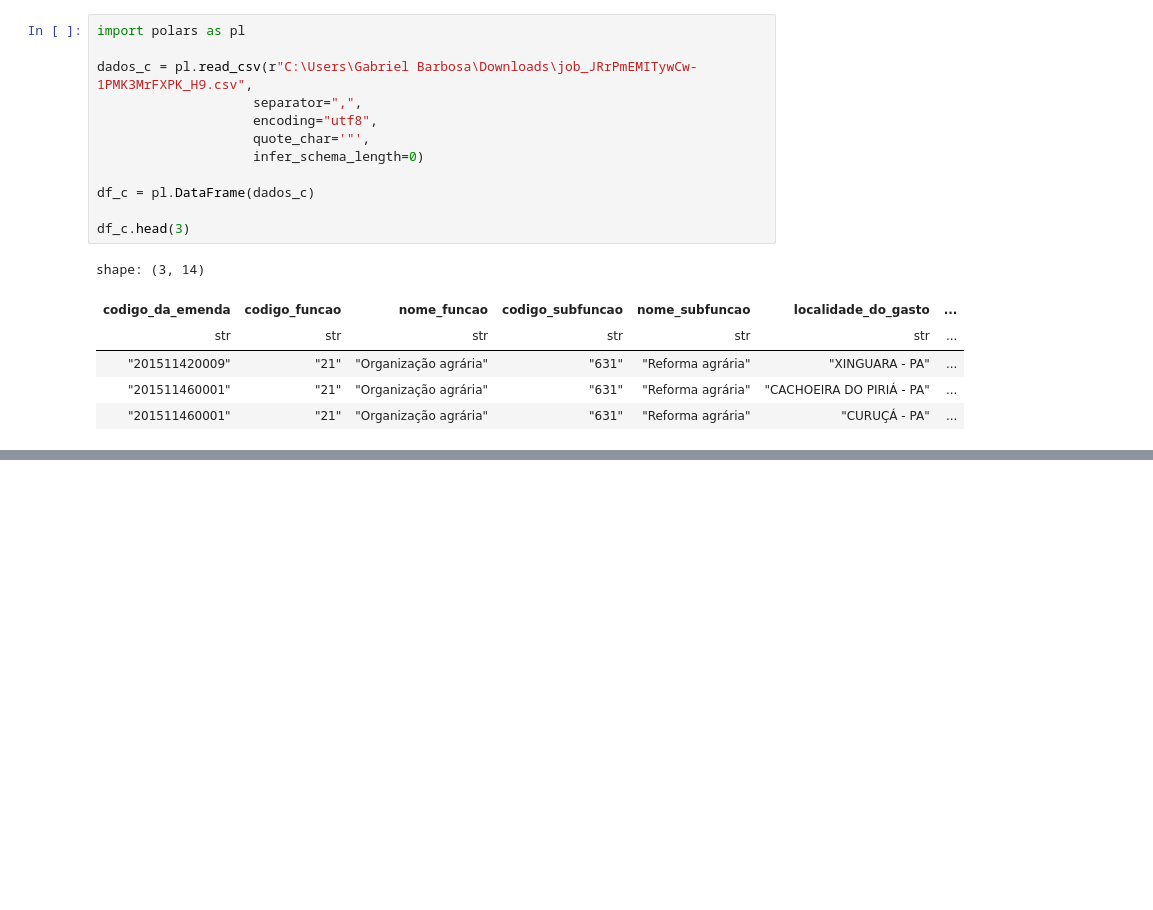
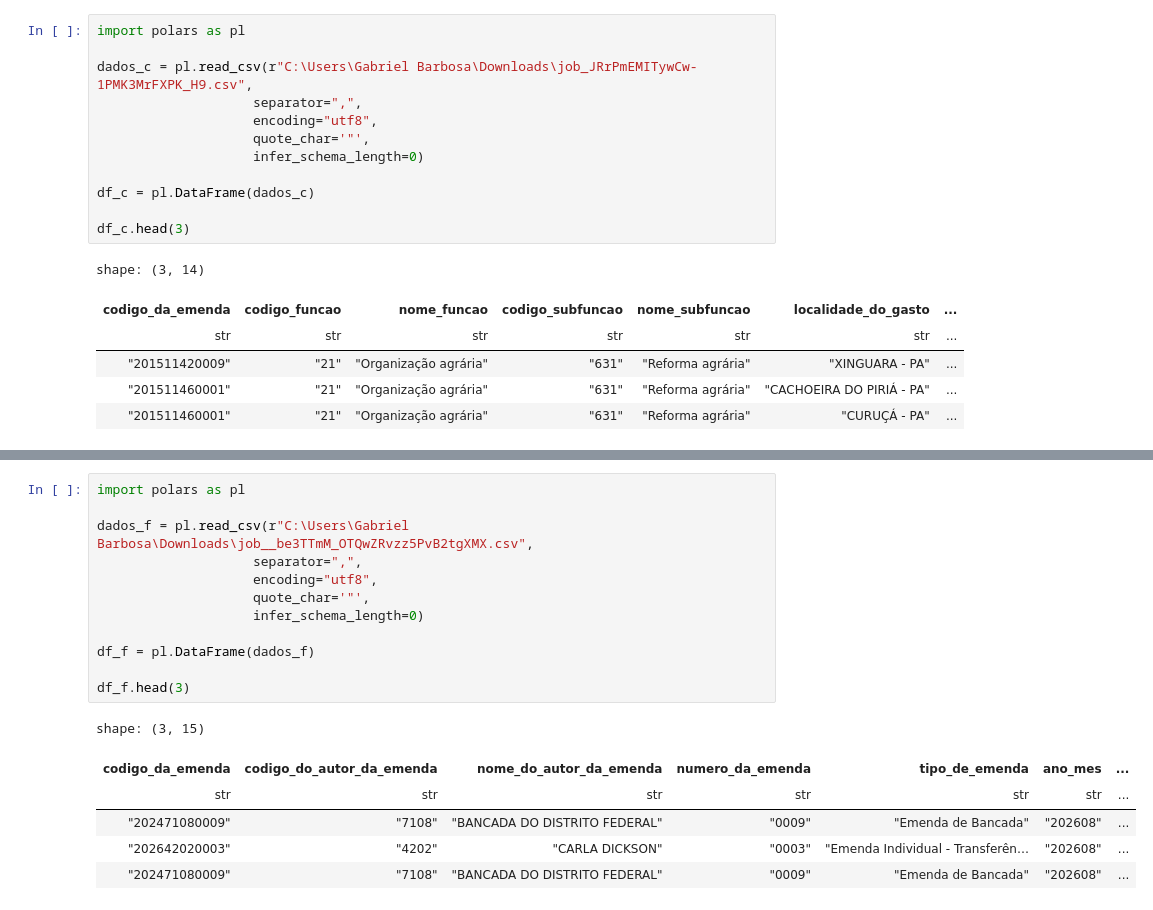
Before and after one commit to OGgbarbosa/etl-emendas-parlamentares-brasil-gcp, a Jupyter notebook: notebooks/projeto_inicial.ipynb, the cells around one changed output, grey strips where cells are left out. Cells and saved outputs as stored; diff of their text form; blank space fills up the shorter version.

```diff
--- a/notebooks/projeto_inicial.ipynb
+++ b/notebooks/projeto_inicial.ipynb
@@ -254,3 +254,22 @@ shape: (22_956, 13)
 │           ┆           ┆           ┆           ┆   ┆ l - Trans ┆ A UNIVERS ┆ O OPERATI ┆          │
 │           ┆           ┆           ┆           ┆   ┆ ferên…    ┆ IDA…      ┆ VA…       ┆          │
 └───────────┴───────────┴───────────┴───────────┴───┴───────────┴───────────┴───────────┴──────────┘
+# %%
+import polars as pl
+
+dados_f = pl.read_csv(r"C:\Users\Gabriel Barbosa\Downloads\job__be3TTmM_OTQwZRvzz5PvB2tgXMX.csv",
+                    separator=",",
+                    encoding="utf8",
+                    quote_char='"',
+                    infer_schema_length=0)
+
+df_f = pl.DataFrame(dados_f)
+
+df_f.head(3)
+# %% [output]
+shape: (3, 15)
+| codigo_da_emenda | codigo_do_autor_da_emenda | nome_do_autor_da_emenda | numero_da_emenda | tipo_de_emenda | ano_mes | ... |
+| str | str | str | str | str | str | ... |
+| "202471080009" | "7108" | "BANCADA DO DISTRITO FEDERAL" | "0009" | "Emenda de Bancada" | "202608" | ... |
+| "202642020003" | "4202" | "CARLA DICKSON" | "0003" | "Emenda Individual - Transferên… | "202608" | ... |
+| "202471080009" | "7108" | "BANCADA DO DISTRITO FEDERAL" | "0009" | "Emenda de Bancada" | "202608" | ... |
```
Also changed, not shown: parts of 1 cell of this notebook, 2 other files.
